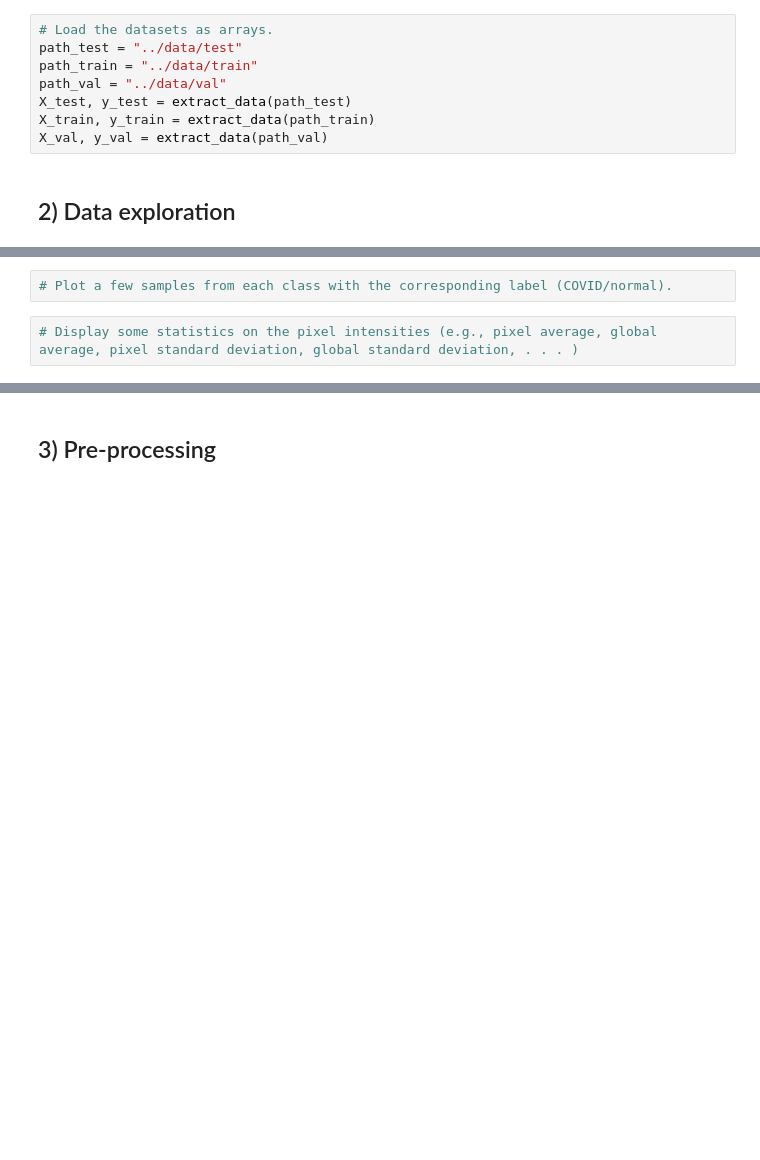
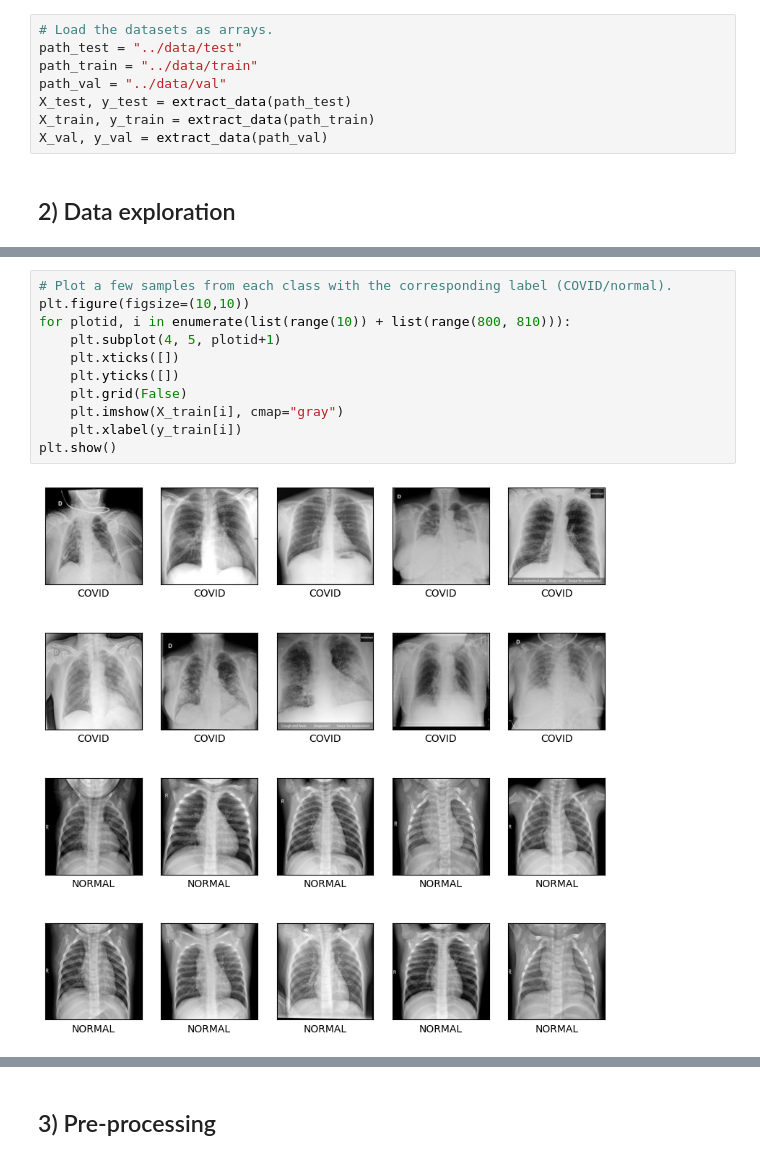
Before and after one commit to Lucmeister55/AI-project, a Jupyter notebook: notebooks/task1.ipynb, the cells around one changed output, grey strips where cells are left out. Saved outputs shown, nothing was run; the diff lists cells and outputs as text; blank space fills up the shorter version.

```diff
--- a/notebooks/task1.ipynb
+++ b/notebooks/task1.ipynb
@@ -27,4 +40,13 @@ X_val, y_val = extract_data(path_val)
-# %%
-# Plot a few samples from each class with the corresponding label (COVID/normal).
-# %%
-# Display some statistics on the pixel intensities (e.g., pixel average, global average, pixel standard deviation, global standard deviation, . . . )
+# %%
+# Plot a few samples from each class with the corresponding label (COVID/normal).
+plt.figure(figsize=(10,10))
+for plotid, i in enumerate(list(range(10)) + list(range(800, 810))):
+    plt.subplot(4, 5, plotid+1)
+    plt.xticks([])
+    plt.yticks([])
+    plt.grid(False)
+    plt.imshow(X_train[i], cmap="gray")
+    plt.xlabel(y_train[i])
+plt.show()
+# %% [output]
+[figure, added]
```
Also changed, not shown: parts of 7 cells of this notebook, 1 other file.
